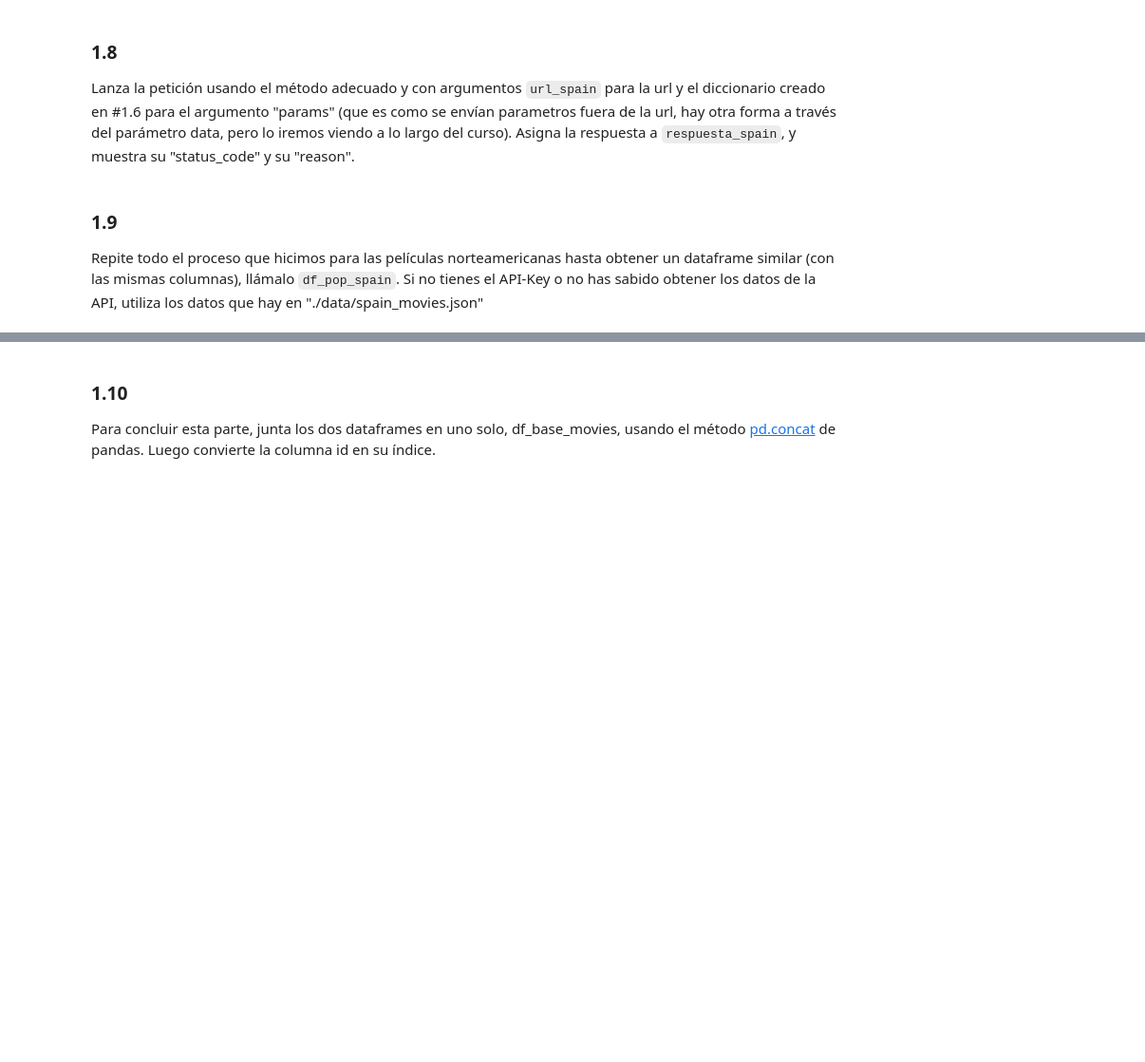
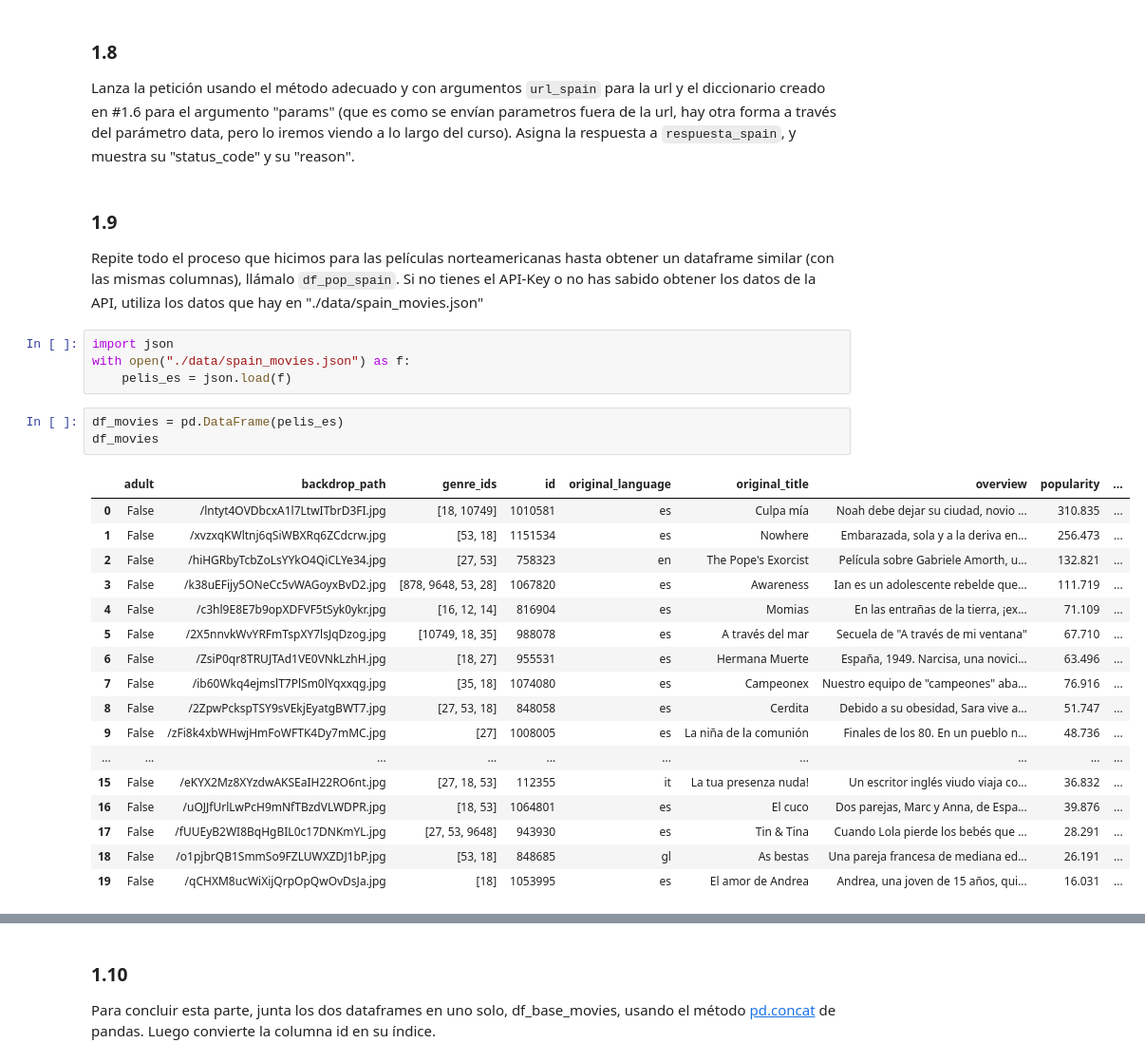
Before and after one commit to njisly/online_ds_thebridge_Nur, a Jupyter notebook: ejercicios/03_Analisis_de_Datos/Sprint_06/Unidad_02/Practica_Obligatoria/18_Practica_Obligatoria_Scraping_API.ipynb, the cells around one changed output, grey strips where cells are left out. Shown at 95% size. Drawn from its saved outputs; the diff is of its cells as text; blank space fills up the shorter version.

```diff
--- a/ejercicios/03_Analisis_de_Datos/Sprint_06/Unidad_02/Practica_Obligatoria/18_Practica_Obligatoria_Scraping_API.ipynb
+++ b/ejercicios/03_Analisis_de_Datos/Sprint_06/Unidad_02/Practica_Obligatoria/18_Practica_Obligatoria_Scraping_API.ipynb
@@ -121,3 +213,28 @@ Lanza la petición usando el método adecuado y con argumentos `url_spain` para
 # %% [markdown]
 ### 1.9
 Repite todo el proceso que hicimos para las películas norteamericanas hasta obtener un dataframe similar (con las mismas columnas), llámalo `df_pop_spain`. Si no tienes el API-Key o no has sabido obtener los datos de la API, utiliza los datos que hay en "./data/spain_movies.json"
+# %%
+import json
+with open("./data/spain_movies.json") as f:
+    pelis_es = json.load(f)
+# %%
+df_movies = pd.DataFrame(pelis_es)
+df_movies
+# %% [output]
+|  | adult | backdrop_path | genre_ids | id | original_language | original_title | overview | popularity | ... |
+| 0 | False | /lntyt4OVDbcxA1l7LtwITbrD3FI.jpg | [18, 10749] | 1010581 | es | Culpa mía | Noah debe dejar su ciudad, novio ... | 310.835 | ... |
+| 1 | False | /xvzxqKWltnj6qSiWBXRq6ZCdcrw.jpg | [53, 18] | 1151534 | es | Nowhere | Embarazada, sola y a la deriva en... | 256.473 | ... |
+| 2 | False | /hiHGRbyTcbZoLsYYkO4QiCLYe34.jpg | [27, 53] | 758323 | en | The Pope's Exorcist | Película sobre Gabriele Amorth, u... | 132.821 | ... |
+| 3 | False | /k38uEFijy5ONeCc5vWAGoyxBvD2.jpg | [878, 9648, 53, 28] | 1067820 | es | Awareness | Ian es un adolescente rebelde que... | 111.719 | ... |
+| 4 | False | /c3hl9E8E7b9opXDFVF5tSyk0ykr.jpg | [16, 12, 14] | 816904 | es | Momias | En las entrañas de la tierra, ¡ex... | 71.109 | ... |
+| 5 | False | /2X5nnvkWvYRFmTspXY7lsJqDzog.jpg | [10749, 18, 35] | 988078 | es | A través del mar | Secuela de "A través de mi ventana" | 67.710 | ... |
+| 6 | False | /ZsiP0qr8TRUJTAd1VE0VNkLzhH.jpg | [18, 27] | 955531 | es | Hermana Muerte | España, 1949. Narcisa, una novici... | 63.496 | ... |
+| 7 | False | /ib60Wkq4ejmslT7PlSm0lYqxxqg.jpg | [35, 18] | 1074080 | es | Campeonex | Nuestro equipo de "campeones" aba... | 76.916 | ... |
+| 8 | False | /2ZpwPckspTSY9sVEkjEyatgBWT7.jpg | [27, 53, 18] | 848058 | es | Cerdita | Debido a su obesidad, Sara vive a... | 51.747 | ... |
+| 9 | False | /zFi8k4xbWHwjHmFoWFTK4Dy7mMC.jpg | [27] | 1008005 | es | La niña de la comunión | Finales de los 80. En un pueblo n... | 48.736 | ... |
+| ... | ... | ... | ... | ... | ... | ... | ... | ... | ... |
+| 15 | False | /eKYX2Mz8XYzdwAKSEaIH22RO6nt.jpg | [27, 18, 53] | 112355 | it | La tua presenza nuda! | Un escritor inglés viudo viaja co... | 36.832 | ... |
+| 16 | False | /uOJJfUrlLwPcH9mNfTBzdVLWDPR.jpg | [18, 53] | 1064801 | es | El cuco | Dos parejas, Marc y Anna, de Espa... | 39.876 | ... |
+| 17 | False | /fUUEyB2WI8BqHgBIL0c17DNKmYL.jpg | [27, 53, 9648] | 943930 | es | Tin & Tina | Cuando Lola pierde los bebés que ... | 28.291 | ... |
+| 18 | False | /o1pjbrQB1SmmSo9FZLUWXZDJ1bP.jpg | [53, 18] | 848685 | gl | As bestas | Una pareja francesa de mediana ed... | 26.191 | ... |
+| 19 | False | /qCHXM8ucWiXijQrpOpQwOvDsJa.jpg | [18] | 1053995 | es | El amor de Andrea | Andrea, una joven de 15 años, qui... | 16.031 | ... |
```
Also changed, not shown: parts of 24 cells of this notebook.
